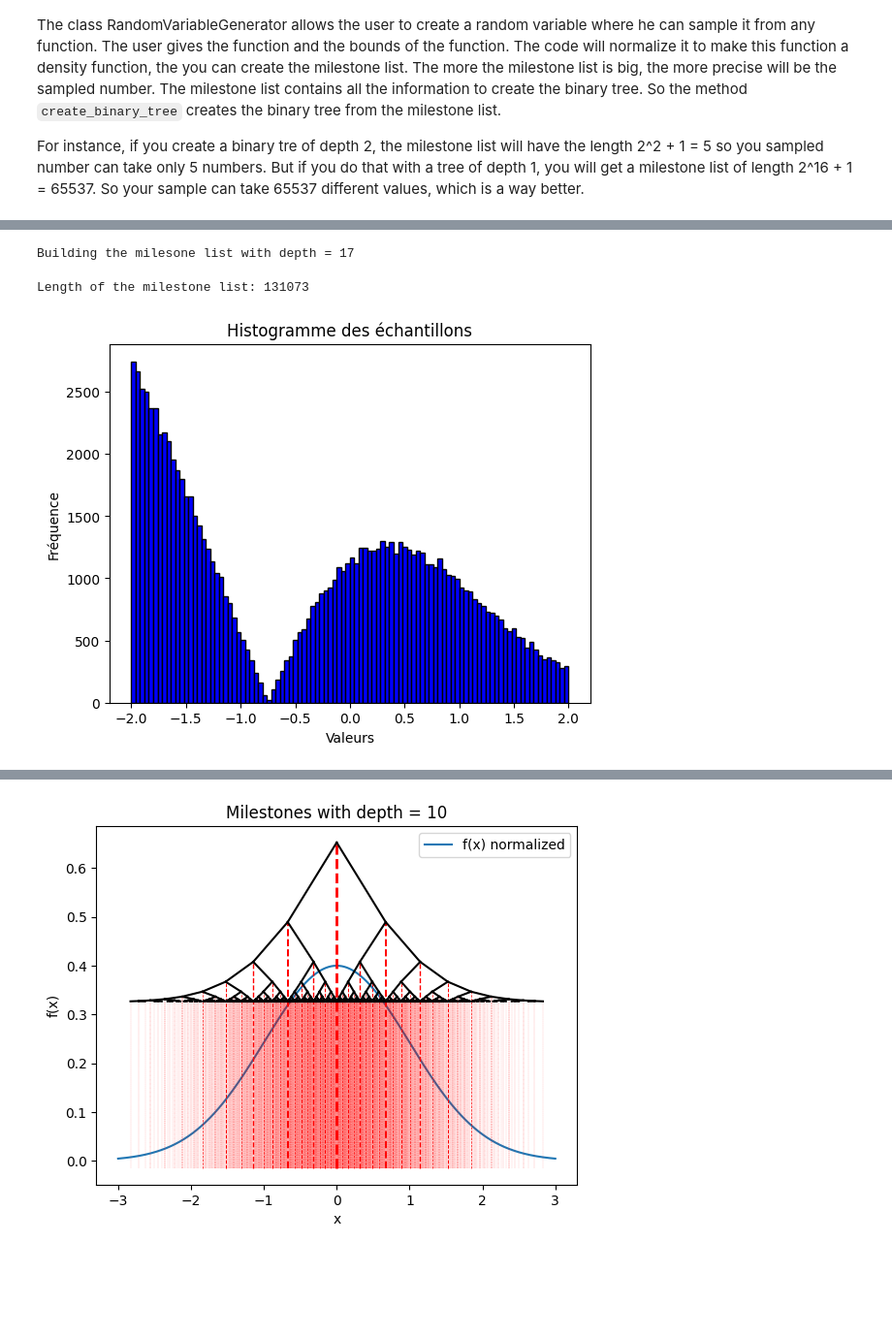
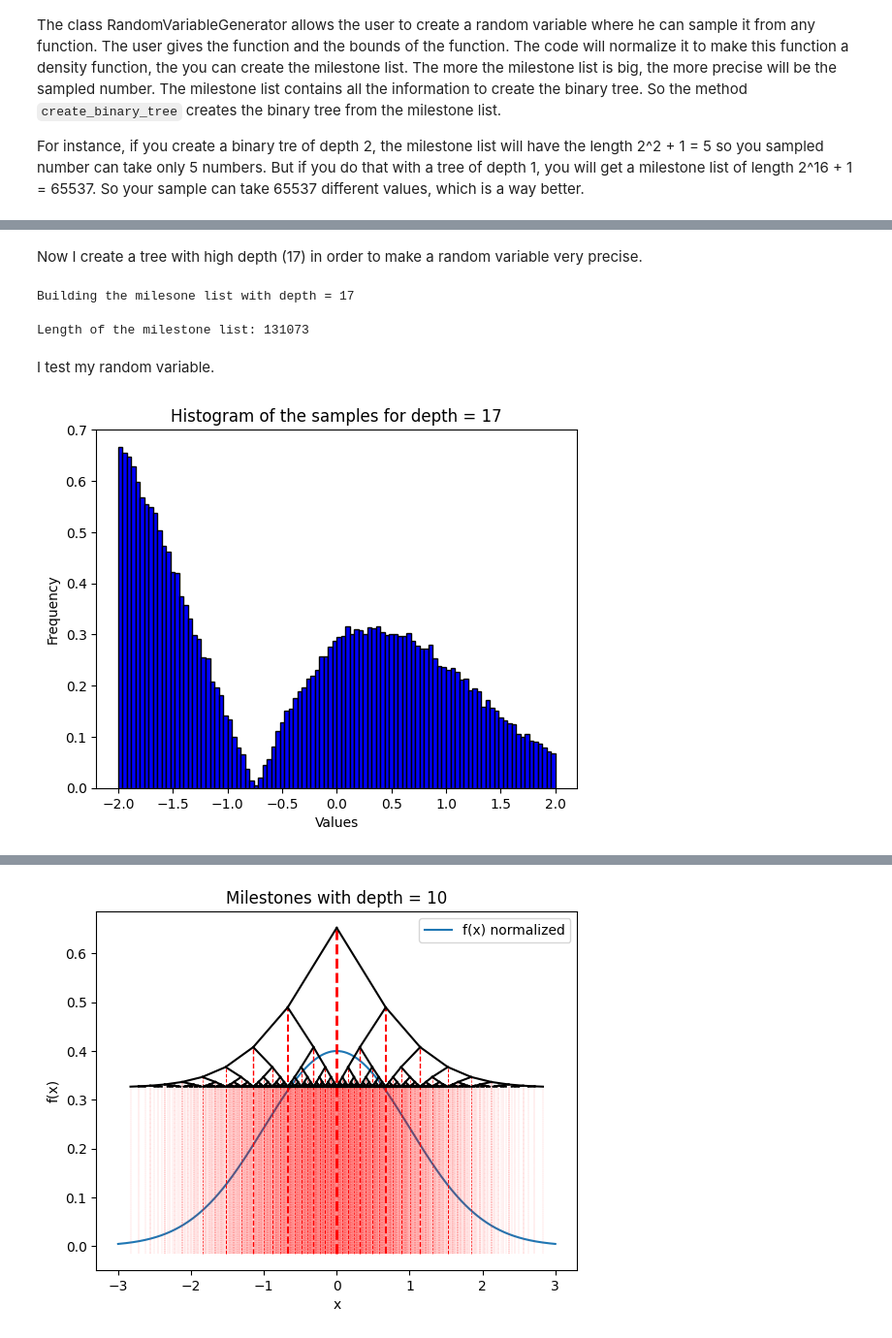
Before and after one commit to leonsi7/continuous-random-variable-generator, a Jupyter notebook: main.ipynb, the cells around one changed output, grey strips where cells are left out. Shown: that part at 97% size. Cells and saved outputs as stored; diff of their text form; code cells hidden in the pictures; blank space fills up the shorter version.

```diff
--- a/main.ipynb
+++ b/main.ipynb
@@ -243,3 +262,5 @@ x-Barycenter of the function: -0.24
+# %% [markdown]
+Now I create a tree with high depth (17) in order to make a random variable very precise.
 # %%
 depth = 17
 print('Building the milesone list with depth =', depth)
@@ -248,16 +269,15 @@ print('Length of the milestone list:', len(rvg.list_milestones))
 # %% [output]
 Building the milesone list with depth = 17
 Length of the milestone list: 131073
+# %% [markdown]
+I test my random variable.
 # %%
+plt.hist([rvg.get_sample() for _ in range(int(1e5))], bins=100, color='blue', edgecolor='black', density=True)
 
-plt.hist([rvg.get_sample() for _ in range(int(1e5))], bins=100, color='blue', edgecolor='black')
+plt.xlabel('Values')
+plt.ylabel('Frequency')
+plt.title(f'Histogram of the samples for depth = {depth}')
 
-# Ajout de labels et d'un titre
-plt.xlabel('Valeurs')
-plt.ylabel('Fréquence')
-plt.title('Histogramme des échantillons')
-
-# Affichage de l'histogramme
 plt.show()
 # %% [output]
-[figure, old version]
+[figure, new version]
```
Also changed, not shown: parts of 8 cells of this notebook.
